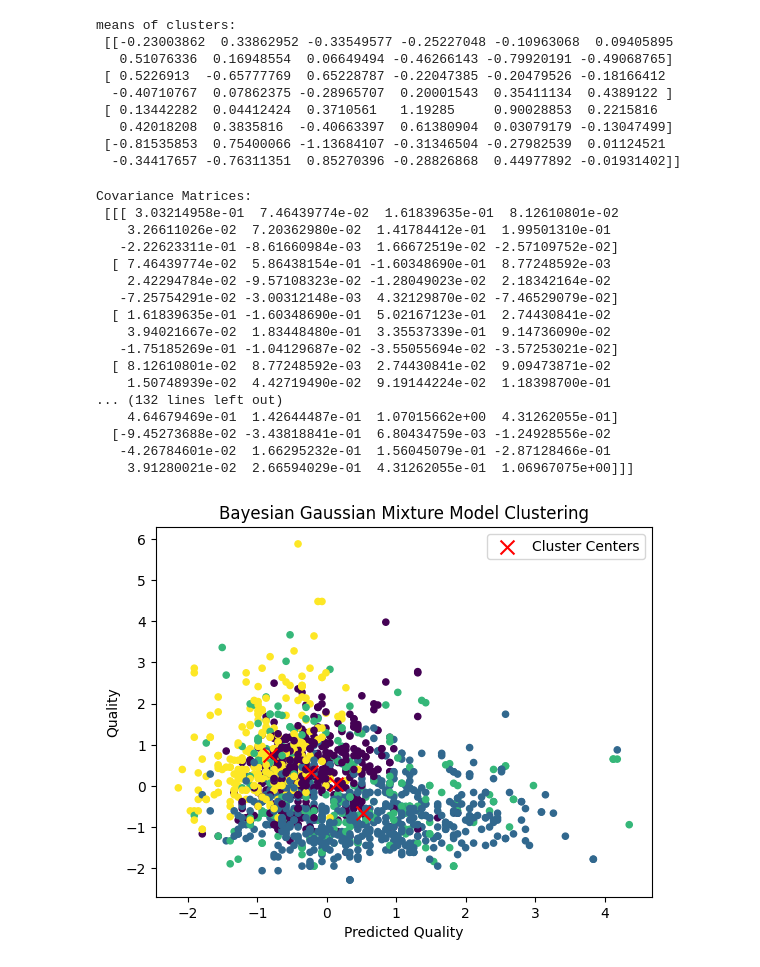
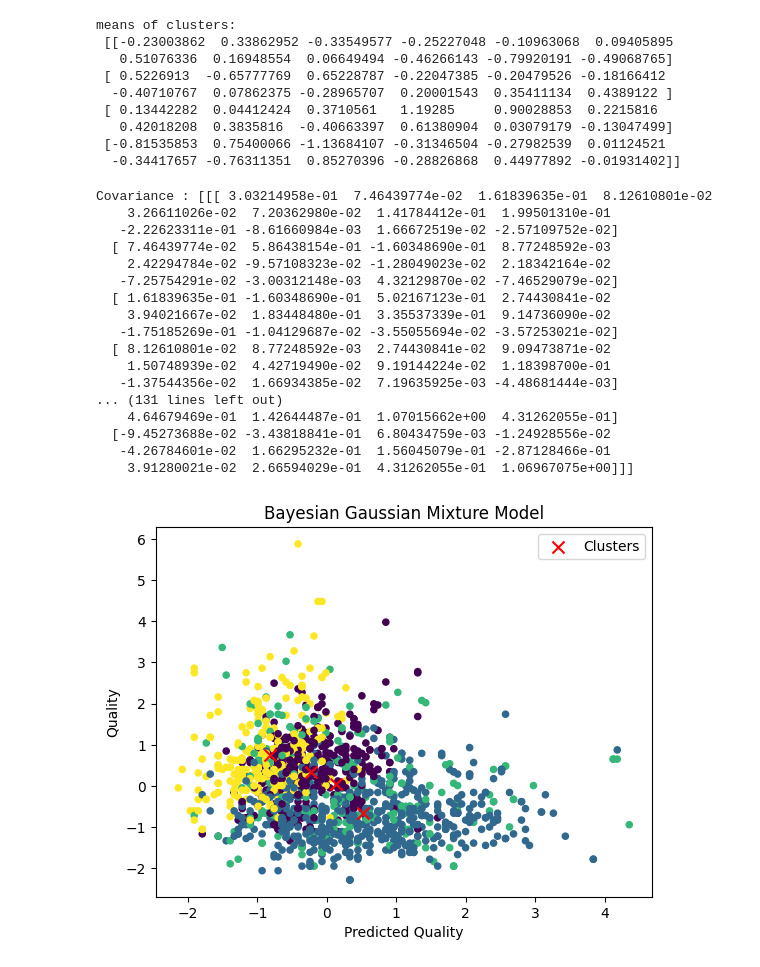
Before and after one commit to michalmrz04/Artificial-intelligence-2, a Jupyter notebook: ai-unsupervised.ipynb, the cells around one changed output. Saved outputs shown, nothing was run; the diff lists cells and outputs as text; code cells hidden in the pictures.

```diff
--- a/ai-unsupervised.ipynb
+++ b/ai-unsupervised.ipynb
@@ -34,3 +46,5 @@ X = StandardScaler().fit_transform(X)
 bgmm.fit(X)
 # %% [output]
 BayesianGaussianMixture(n_components=4, random_state=42)
+# %%
+predicted_labels = bgmm.fit(X)
@@ -51,11 +67,9 @@ means of clusters:
  [-0.81535853  0.75400066 -1.13684107 -0.31346504 -0.27982539  0.01124521
   -0.34417657 -0.76311351  0.85270396 -0.28826868  0.44977892 -0.01931402]]
 # %%
-
-print("Covariance Matrices:\n", bgmm.covariances_)
+print("Covariance :", bgmm.covariances_)
 # %% [output]
-Covariance Matrices:
- [[[ 3.03214958e-01  7.46439774e-02  1.61839635e-01  8.12610801e-02
+Covariance : [[[ 3.03214958e-01  7.46439774e-02  1.61839635e-01  8.12610801e-02
     3.26611026e-02  7.20362980e-02  1.41784412e-01  1.99501310e-01
    -2.22623311e-01 -8.61660984e-03  1.66672519e-02 -2.57109752e-02]
   [ 7.46439774e-02  5.86438154e-01 -1.60348690e-01  8.77248592e-03
@@ -66,7 +80,8 @@ Covariance Matrices:
    -1.75185269e-01 -1.04129687e-02 -3.55055694e-02 -3.57253021e-02]
   [ 8.12610801e-02  8.77248592e-03  2.74430841e-02  9.09473871e-02
     1.50748939e-02  4.42719490e-02  9.19144224e-02  1.18398700e-01
-... (132 lines left out)
+   -1.37544356e-02  1.66934385e-02  7.19635925e-03 -4.48681444e-03]
+... (131 lines left out)
     4.64679469e-01  1.42644487e-01  1.07015662e+00  4.31262055e-01]
   [-9.45273688e-02 -3.43818841e-01  6.80434759e-03 -1.24928556e-02
    -4.26784601e-02  1.66295232e-01  1.56045079e-01 -2.87128466e-01
@@ -74,12 +89,12 @@ Covariance Matrices:
 # %%
 labels = bgmm.predict(X)
 
-plt.scatter(X[:, 0], X[:, 1], c=labels, cmap='viridis', s=20)
-plt.scatter(bgmm.means_[:, 0], bgmm.means_[:, 1], c='red', marker='x', s=100, label='Cluster Centers')
-plt.title("Bayesian Gaussian Mixture Model Clustering")
+plt.scatter(X[:, 0], X[:, 1], c=labels, s=20)
+plt.scatter(bgmm.means_[:, 0], bgmm.means_[:, 1], c='red', marker='x', s=75, label='Clusters')
+plt.title("Bayesian Gaussian Mixture Model")
 plt.xlabel('Predicted Quality')
 plt.ylabel('Quality')
 plt.legend()
 plt.show()
 # %% [output]
-[figure, old version]
+[figure, new version]
```
Also changed, not shown: parts of 5 cells of this notebook, 2 other files.
